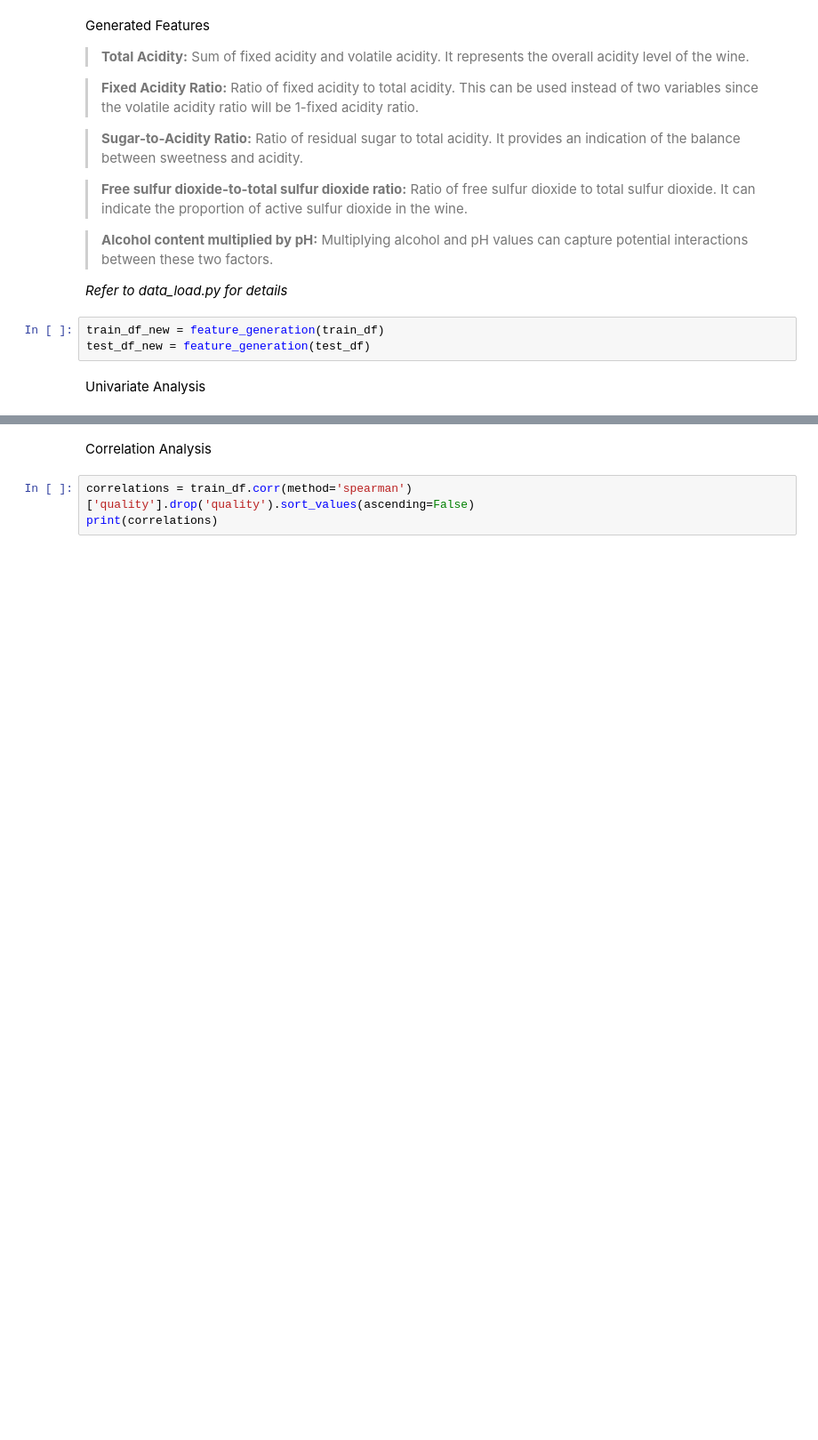
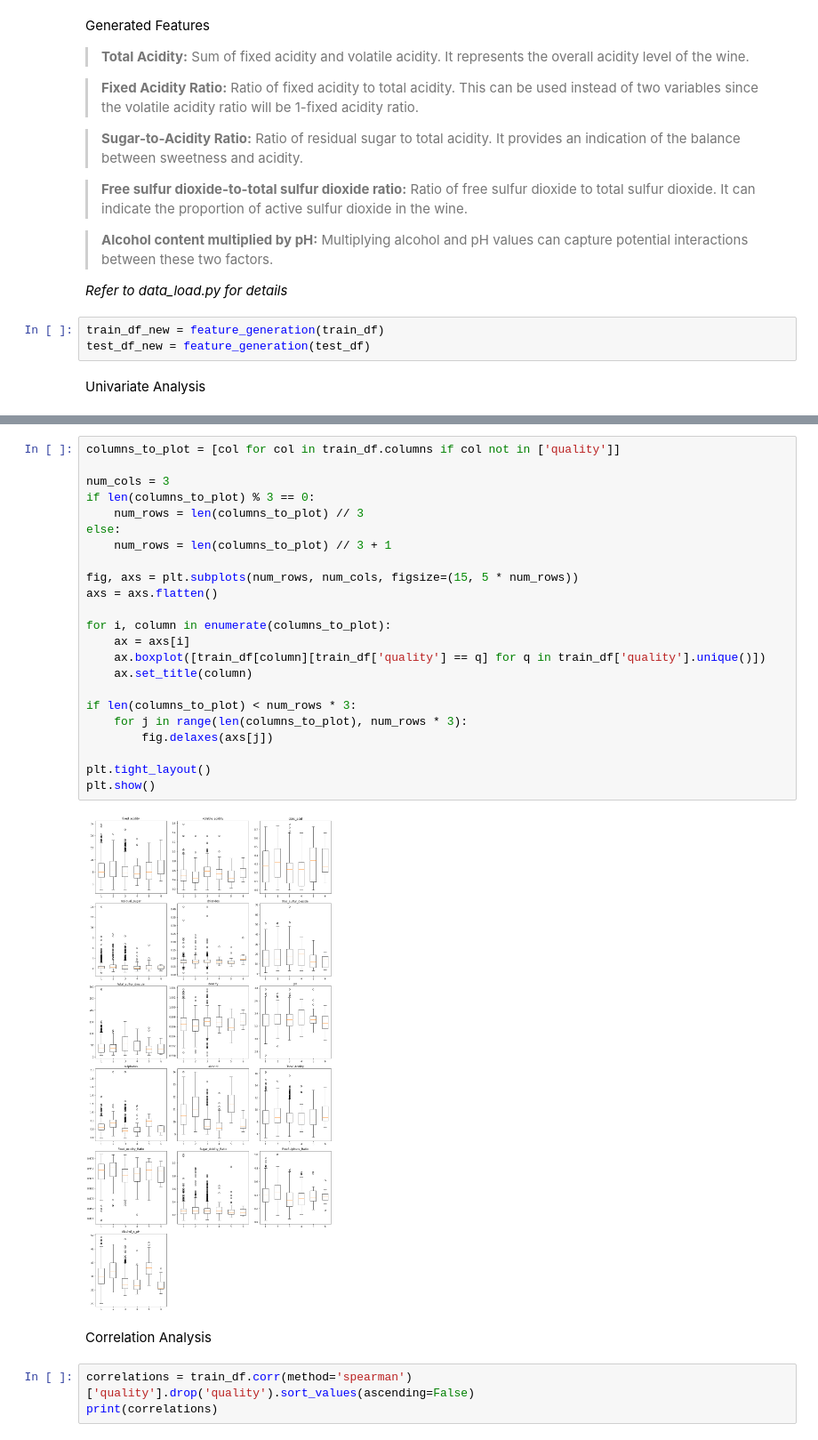
Before and after one commit to tylncck/Wine_Quality_Kaggle, a Jupyter notebook: notebooks_scripts/eda/EDA.ipynb, the cells around one changed output, grey strips where cells are left out. Shown at 89% size. Cells and saved outputs as stored; diff of their text form; blank space fills up the shorter version.

Commit message:
added boxplots

```diff
--- a/notebooks_scripts/eda/EDA.ipynb
+++ b/notebooks_scripts/eda/EDA.ipynb
@@ -59,3 +59,28 @@ plt.show()
+# %%
+columns_to_plot = [col for col in train_df.columns if col not in ['quality']]
+
+num_cols = 3
+if len(columns_to_plot) % 3 == 0:
+    num_rows = len(columns_to_plot) // 3
+else:
+    num_rows = len(columns_to_plot) // 3 + 1
+
+fig, axs = plt.subplots(num_rows, num_cols, figsize=(15, 5 * num_rows))
+axs = axs.flatten()
+
+for i, column in enumerate(columns_to_plot):
+    ax = axs[i]
+    ax.boxplot([train_df[column][train_df['quality'] == q] for q in train_df['quality'].unique()])
+    ax.set_title(column)
+
+if len(columns_to_plot) < num_rows * 3:
+    for j in range(len(columns_to_plot), num_rows * 3):
+        fig.delaxes(axs[j])
+
+plt.tight_layout()
+plt.show()
+# %% [output]
+[figure, added]
 # %% [markdown]
 Correlation Analysis
 # %%
```
Also changed, not shown: parts of 1 cell of this notebook.
